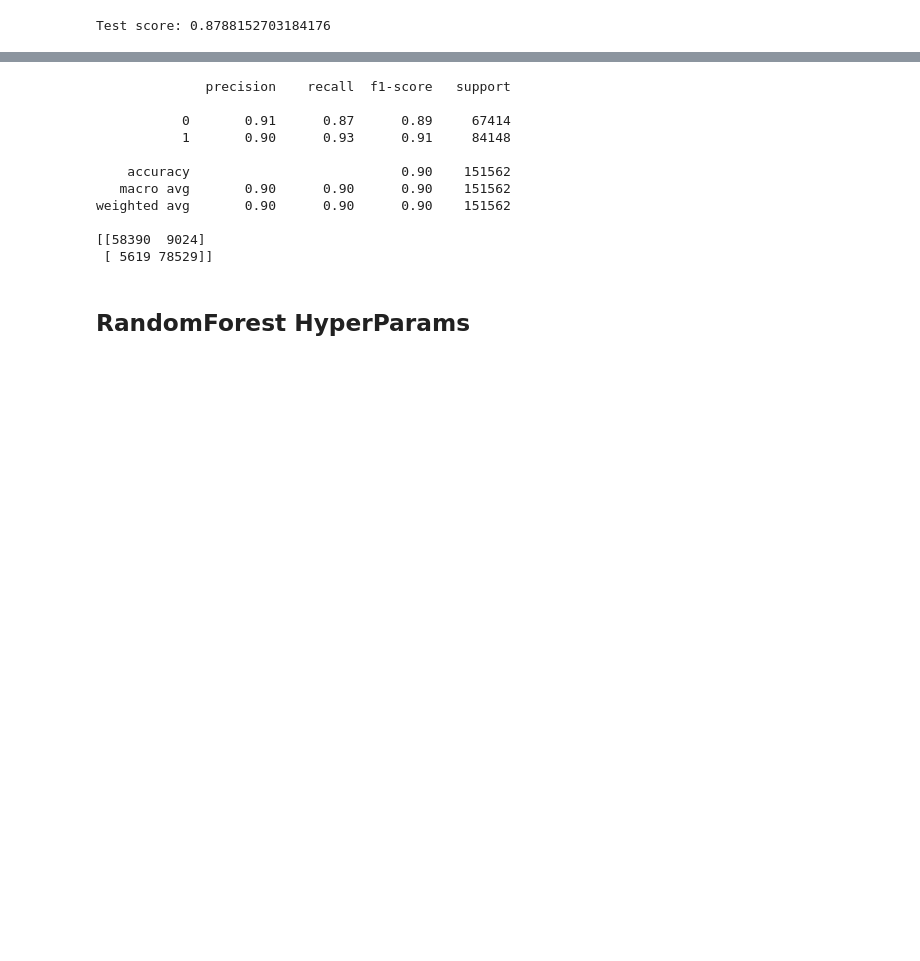
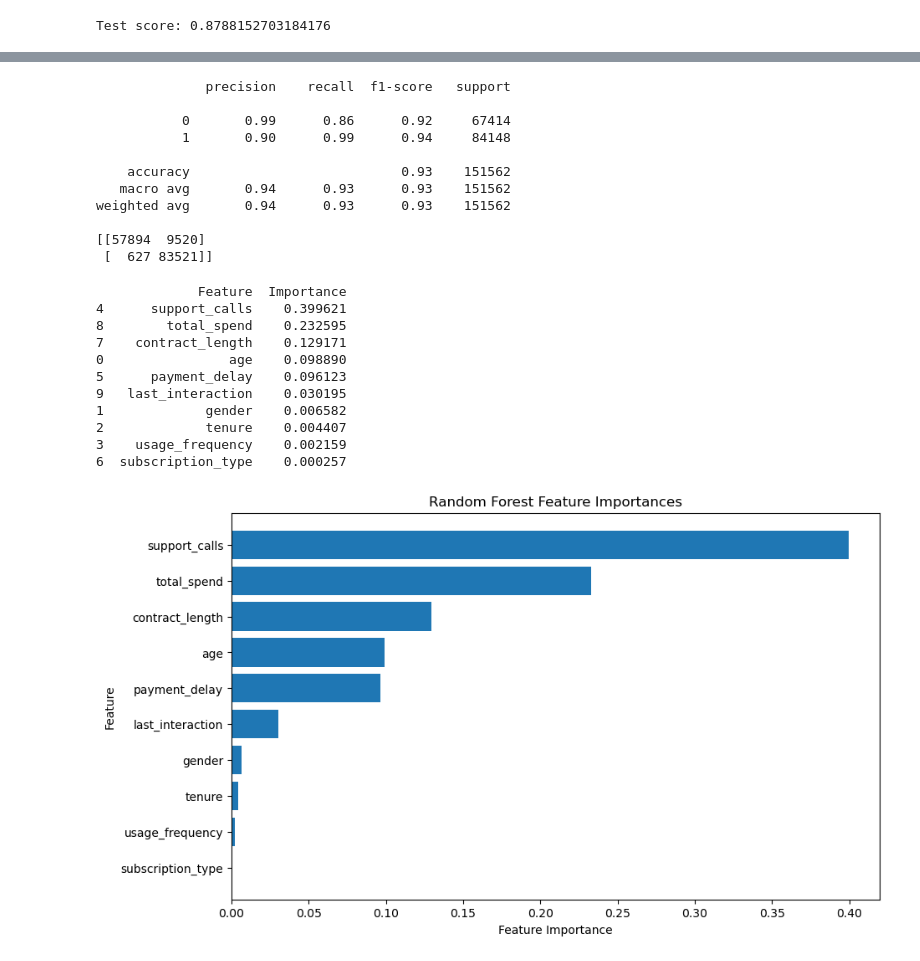
Before and after one commit to ndjo-byte/Machine_Learning_ChurnRate, a Jupyter notebook: Churn_Classifier_Project/notebooks/03_EntrenamientoEvaluación/02_DecisTreeClass_EntrenEval.ipynb, the cells around one changed output, grey strips where cells are left out. Drawn from its saved outputs; the diff is of its cells as text; code cells hidden in the pictures; blank space fills up the shorter version.

```diff
--- a/Churn_Classifier_Project/notebooks/03_EntrenamientoEvaluación/02_DecisTreeClass_EntrenEval.ipynb
+++ b/Churn_Classifier_Project/notebooks/03_EntrenamientoEvaluación/02_DecisTreeClass_EntrenEval.ipynb
@@ -70,5 +87,0 @@ Test score: 0.8788152703184176
-# %%
-from sklearn.ensemble import RandomForestClassifier
-
-rfC = RandomForestClassifier(max_depth=3, class_weight='balanced', random_state=42)
-rfC.fit(X_train, y_train)
@@ -108,0 +90,5 @@ Test score: 0.9033860730262203
+# %%
+pipe = Pipeline(steps=[
+    ('scaler', None),
+    ('estimator', DecisionTreeClassifier(class_weight='balanced')),
+])
@@ -108,0 +97,10 @@ Test score: 0.9033860730262203
+# %%
+params = {
+    'estimator__max_depth': [5, 10],
+    'estimator__min_samples_split': [2, 5],
+    'estimator__min_samples_leaf': [2, 5],
+    'estimator__max_features': ['sqrt', None]
+}
+
+dtC_rs = RandomizedSearchCV(pipe, params, scoring='roc_auc', n_iter=10, cv=3, n_jobs=-1, random_state=42, verbose=3)
+dtC_rs.fit(X_train, y_train)
@@ -109,18 +148,56 @@ Test score: 0.9033860730262203
 # %%
-y_pred = rfC.predict(X_test)
+y_pred = dtC_rs.best_estimator_.predict(X_test)
 print(classification_report(y_test, y_pred))
 print(confusion_matrix(y_test, y_pred))
 # %% [output]
               precision    recall  f1-score   support
 
-           0       0.91      0.87      0.89     67414
-           1       0.90      0.93      0.91     84148
+           0       0.99      0.86      0.92     67414
+           1       0.90      0.99      0.94     84148
 
-    accuracy                           0.90    151562
-   macro avg       0.90      0.90      0.90    151562
-weighted avg       0.90      0.90      0.90    151562
+    accuracy                           0.93    151562
+   macro avg       0.94      0.93      0.93    151562
+weighted avg       0.94      0.93      0.93    151562
 
-[[58390  9024]
- [ 5619 78529]]
+[[57894  9520]
+ [  627 83521]]
-# %% [markdown]
-## RandomForest HyperParams
+# %%
+import matplotlib.pyplot as plt
+
+# Access the best estimator's RandomForestClassifier
+best_dtC = dtC_rs.best_estimator_.named_steps['estimator']
+
+# Get feature importances
+importances = best_dtC.feature_importances_
+
+# Map to feature names
+feature_names = X_train.columns
+feature_importance_df = pd.DataFrame({
+    'Feature': feature_names,
+    'Importance': importances
+}).sort_values(by='Importance', ascending=False)
+
+# Display the top 10 features
+print(feature_importance_df.head(10))
+
+# Visualize
+plt.figure(figsize=(10, 6))
+plt.barh(feature_importance_df['Feature'], feature_importance_df['Importance'])
+plt.xlabel('Feature Importance')
+plt.ylabel('Feature')
+plt.title('Random Forest Feature Importances')
+plt.gca().invert_yaxis()
+plt.show()
+# %% [output]
+             Feature  Importance
+4      support_calls    0.399621
+8        total_spend    0.232595
+7    contract_length    0.129171
+0                age    0.098890
+5      payment_delay    0.096123
+9   last_interaction    0.030195
+1             gender    0.006582
+2             tenure    0.004407
+3    usage_frequency    0.002159
+6  subscription_type    0.000257
+[figure, added]
```
Also changed, not shown: parts of 13 cells of this notebook, 3 other files.
